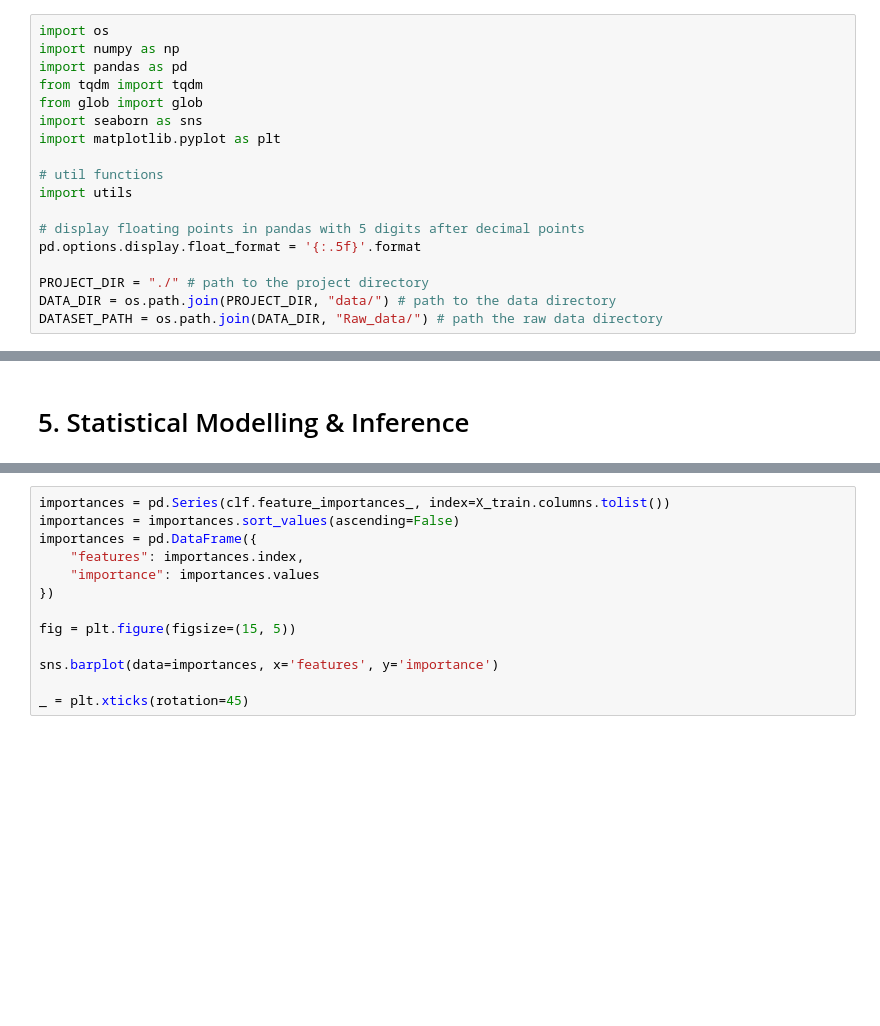
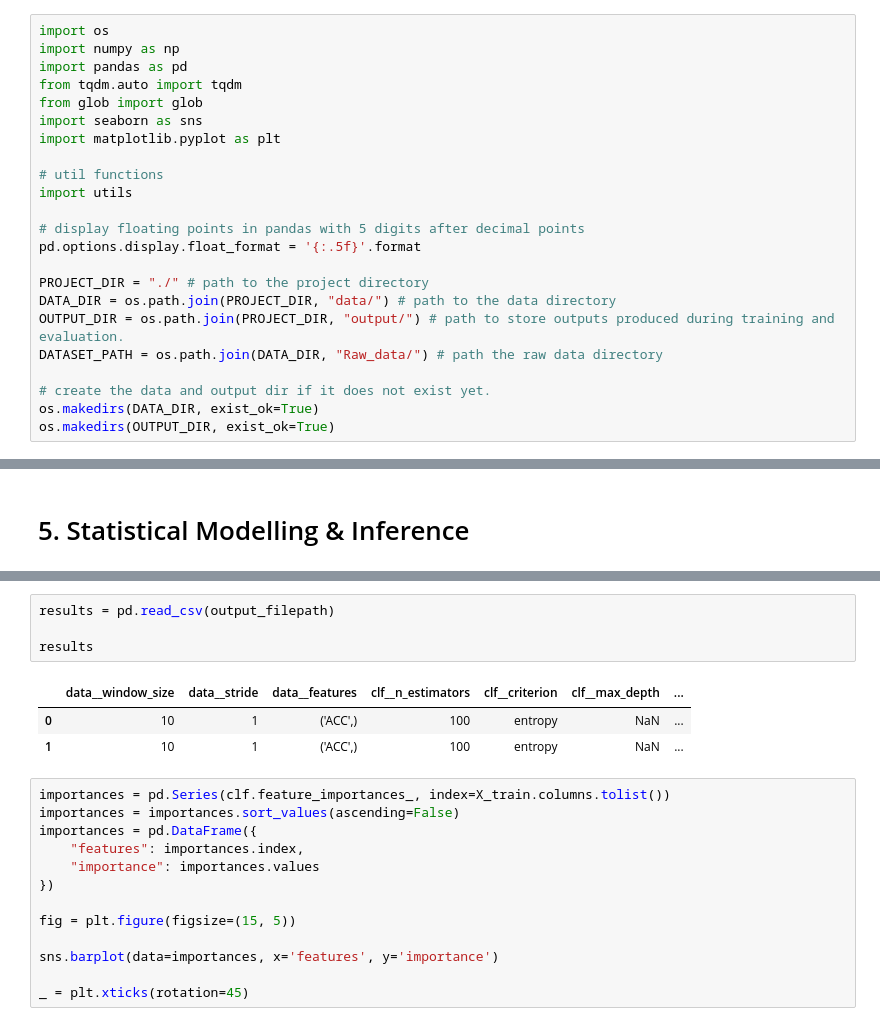
Before and after one commit to Socret360/ce888-data-science-and-decision-making, a Jupyter notebook: project/experiment.ipynb, the cells around one changed output, grey strips where cells are left out. Drawn from its saved outputs; the diff is of its cells as text; blank space fills up the shorter version.

```diff
--- a/project/experiment.ipynb
+++ b/project/experiment.ipynb
@@ -6,7 +6,7 @@ The code cells below contains necessary imports, util functions, and global vari
 import os
 import numpy as np
 import pandas as pd
-from tqdm import tqdm
+from tqdm.auto import tqdm
 from glob import glob
 import seaborn as sns
 import matplotlib.pyplot as plt
@@ -19,7 +19,12 @@ pd.options.display.float_format = '{:.5f}'.format
 
 PROJECT_DIR = "./" # path to the project directory
 DATA_DIR = os.path.join(PROJECT_DIR, "data/") # path to the data directory
+OUTPUT_DIR = os.path.join(PROJECT_DIR, "output/") # path to store outputs produced during training and evaluation.
 DATASET_PATH = os.path.join(DATA_DIR, "Raw_data/") # path the raw data directory
+
+# create the data and output dir if it does not exist yet.
+os.makedirs(DATA_DIR, exist_ok=True)
+os.makedirs(OUTPUT_DIR, exist_ok=True)
 # %% [markdown]
 # Table of Content
 # %% [markdown]
@@ -634,3 +546,11 @@ confusion matrix: [[8012 7190]
+# %%
+results = pd.read_csv(output_filepath)
+
+results
+# %% [output]
+|  | data__window_size | data__stride | data__features | clf__n_estimators | clf__criterion | clf__max_depth | ... |
+| 0 | 10 | 1 | ('ACC',) | 100 | entropy | NaN | ... |
+| 1 | 10 | 1 | ('ACC',) | 100 | entropy | NaN | ... |
 # %%
 importances = pd.Series(clf.feature_importances_, index=X_train.columns.tolist())
 importances = importances.sort_values(ascending=False)
```
Also changed, not shown: parts of 8 cells of this notebook.
